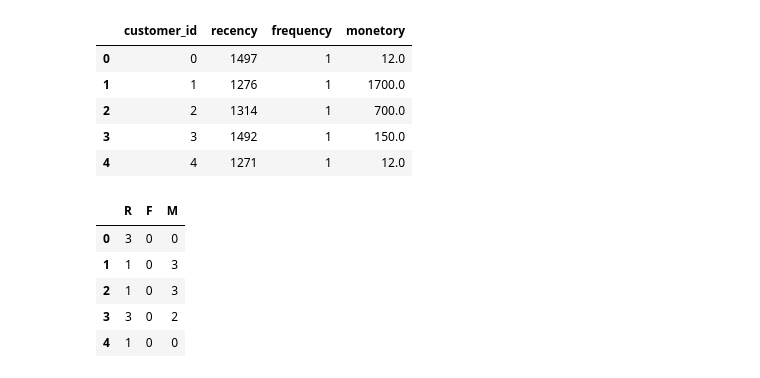
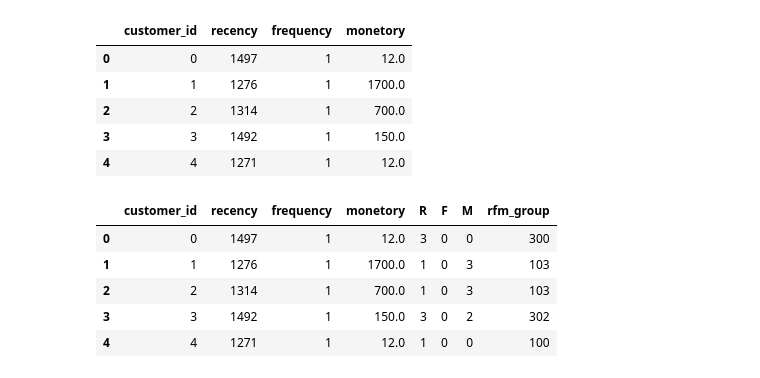
Before and after one commit to subhasish121995/Sales_Analysis, a Jupyter notebook: main_file_v1.0.ipynb, the cells around one changed output. Drawn from its saved outputs; the diff is of its cells as text; code cells hidden in the pictures.

Commit message:
RFM Analysis done (conclusions are to be made)

```diff
--- a/main_file_v1.0.ipynb
+++ b/main_file_v1.0.ipynb
@@ -374,26 +374,30 @@ rfm_df.head()
 | 3 | 3 | 1492 | 1 | 150.0 |
 | 4 | 4 | 1271 | 1 | 12.0 |
 # %%
-#getting the rfm scores for the above derived table
-r_quartiles = pd.qcut(rfm_df['recency'], 4, labels = False)
-f_quartiles = pd.qcut(rfm_df['frequency'], 4, labels = False, duplicates= 'drop')
-m_quartiles = pd.qcut(rfm_df['monetory'], 4, labels = False)
+#getting the rfm scores for the above derived table by dividing them into specific quantiles of data
+rfm_df['r_quartiles'] = pd.qcut(rfm_df['recency'], 4, labels = False)
+rfm_df['f_quartiles'] = pd.qcut(rfm_df['frequency'], 7, labels = False, duplicates= 'drop')
+rfm_df['m_quartiles'] = pd.qcut(rfm_df['monetory'], 4, labels = False)
 
 #concatenating these values in the dataframe that is creating for rfm
-rfm_df_scores = pd.concat([r_quartiles,f_quartiles,m_quartiles], axis = 1)
-rfm_df_scores.columns = ['R','F','M']
+rfm_df.rename(columns = {'r_quartiles':'R','f_quartiles':'F','m_quartiles':'M'}, inplace = True)
+
 
 #creating a function for concatenating the quartiles that are derived
 def rfm_scores(row):
     return str(row['R']) + str(row['F']) + str(row['M'])
-rfm_df_scores['rfm_group'] = rfm_df_scores.apply(rfm_scores, axis = 1)
+rfm_df['rfm_group'] = rfm_df.apply(rfm_scores, axis = 1)
 
-#creating a summarised dataframe with all the details of the RFM Analysis
-rfm_summary = rfm_df_scores.groupby()
+#create the concatenated columns for segmentation
+columns = ['R','F','M']
+for i in columns:
+    rfm_df[i] = rfm_df[i].astype(str)
+rfm_df['rfm_group'] = rfm_df['R'] + rfm_df['F'] + rfm_df['M']
+rfm_df.head()
 # %% [output]
-|  | R | F | M |
-| 0 | 3 | 0 | 0 |
-| 1 | 1 | 0 | 3 |
-| 2 | 1 | 0 | 3 |
-| 3 | 3 | 0 | 2 |
-| 4 | 1 | 0 | 0 |
+|  | customer_id | recency | frequency | monetory | R | F | M | rfm_group |
+| 0 | 0 | 1497 | 1 | 12.0 | 3 | 0 | 0 | 300 |
+| 1 | 1 | 1276 | 1 | 1700.0 | 1 | 0 | 3 | 103 |
+| 2 | 2 | 1314 | 1 | 700.0 | 1 | 0 | 3 | 103 |
+| 3 | 3 | 1492 | 1 | 150.0 | 3 | 0 | 2 | 302 |
+| 4 | 4 | 1271 | 1 | 12.0 | 1 | 0 | 0 | 100 |
```
Also changed, not shown: parts of 4 cells of this notebook.
